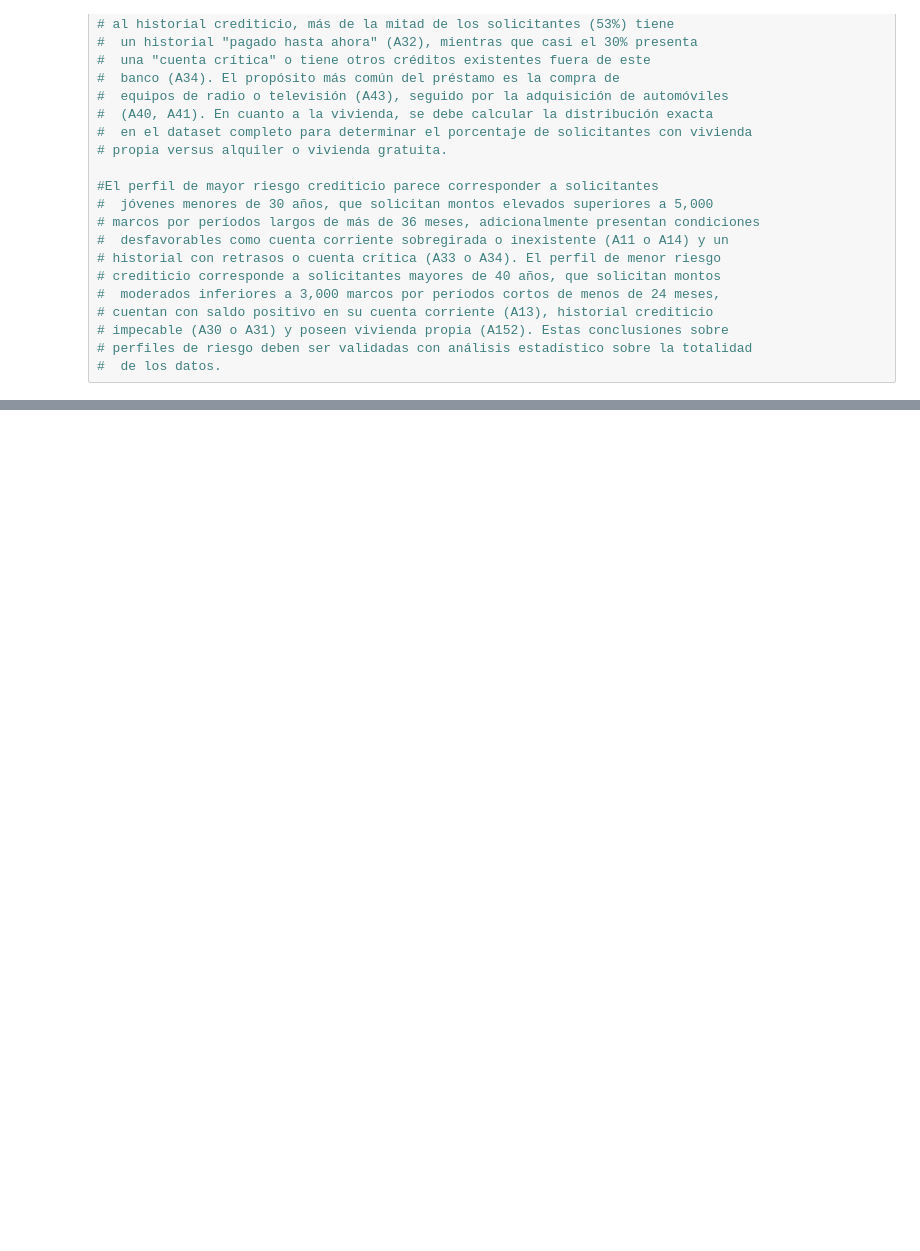
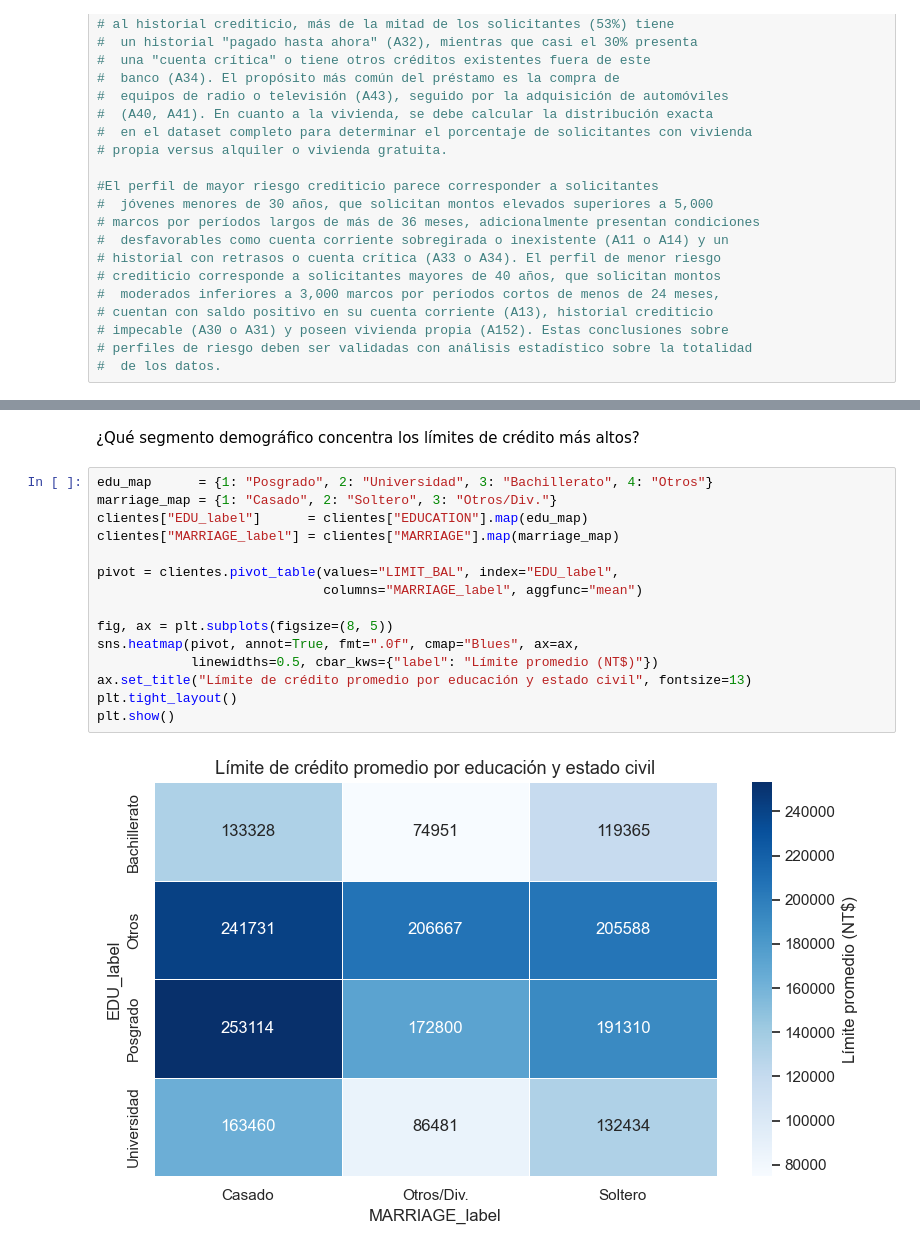
Before and after one commit to eci-monitorias-EST/app_monitorias_2026-1, a Jupyter notebook: notebooks/eda.ipynb, the cells around one changed output, grey strips where cells are left out. Saved outputs shown, nothing was run; the diff lists cells and outputs as text; blank space fills up the shorter version.

```diff
--- a/notebooks/eda.ipynb
+++ b/notebooks/eda.ipynb
@@ -673,0 +900,19 @@ Name: target, dtype: float64
+# %% [markdown]
+¿Qué segmento demográfico concentra los límites de crédito más altos?
+# %%
+edu_map      = {1: "Posgrado", 2: "Universidad", 3: "Bachillerato", 4: "Otros"}
+marriage_map = {1: "Casado", 2: "Soltero", 3: "Otros/Div."}
+clientes["EDU_label"]      = clientes["EDUCATION"].map(edu_map)
+clientes["MARRIAGE_label"] = clientes["MARRIAGE"].map(marriage_map)
+
+pivot = clientes.pivot_table(values="LIMIT_BAL", index="EDU_label",
+                             columns="MARRIAGE_label", aggfunc="mean")
+
+fig, ax = plt.subplots(figsize=(8, 5))
+sns.heatmap(pivot, annot=True, fmt=".0f", cmap="Blues", ax=ax,
+            linewidths=0.5, cbar_kws={"label": "Límite promedio (NT$)"})
+ax.set_title("Límite de crédito promedio por educación y estado civil", fontsize=13)
+plt.tight_layout()
+plt.show()
+# %% [output]
+[figure, added]
```
Also changed, not shown: parts of 61 cells of this notebook.
